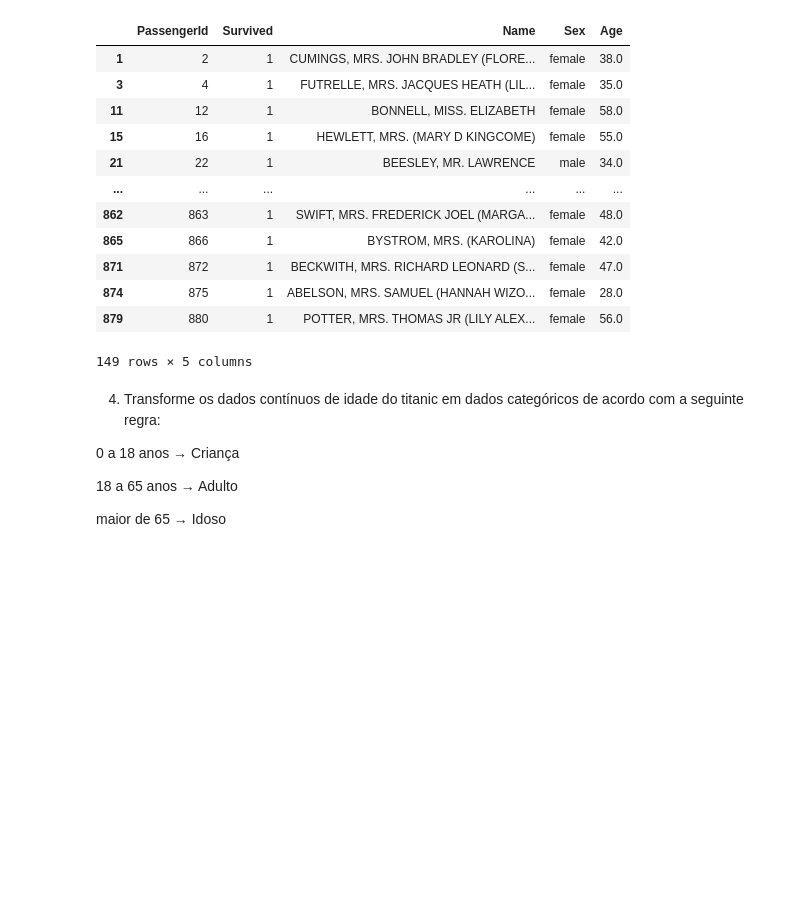
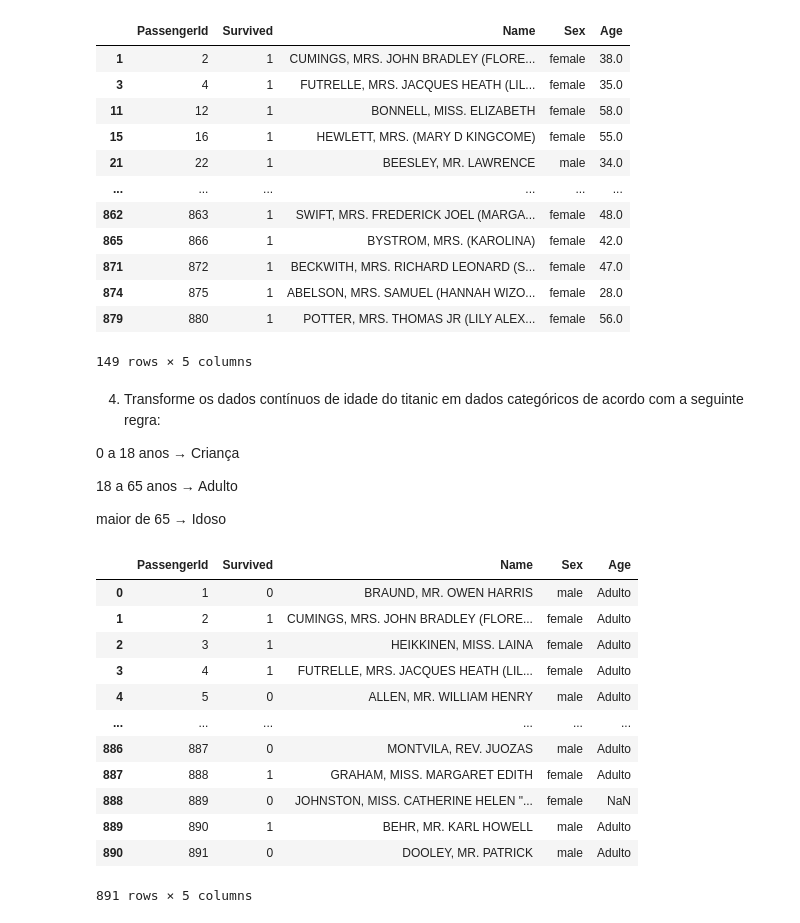
Before and after one commit to VivianeSouza923/MySQL-Pandas-Linux-Git_LAPISCO, a Jupyter notebook: Exercise_Pandas.ipynb, the cells around one changed output. Cells and saved outputs as stored; diff of their text form; code cells hidden in the pictures; blank space fills up the shorter version.

```diff
--- a/Exercise_Pandas.ipynb
+++ b/Exercise_Pandas.ipynb
@@ -352,3 +352,30 @@ Y
 maior de 65 → Idoso
 # %%
 Titanic_for_age = df_titanic.values.tolist()
+# Titanic_for_age
+
+for i, a in enumerate(Titanic_for_age):
+    if a[4] <= 18:
+        Titanic_for_age[i][4] = 'Criança'
+    elif a[4] > 18 and a[4] <= 65:
+        Titanic_for_age[i][4] = 'Adulto'
+    elif a[4] > 65:
+        Titanic_for_age[i][4] = 'Idoso'
+
+
+Titanic_final = pd.DataFrame(Titanic_for_age, columns=['PassengerId','Survived','Name', 'Sex', 'Age'])
+Titanic_final
+# %% [output]
+|  | PassengerId | Survived | Name | Sex | Age |
+| 0 | 1 | 0 | BRAUND, MR. OWEN HARRIS | male | Adulto |
+| 1 | 2 | 1 | CUMINGS, MRS. JOHN BRADLEY (FLORE... | female | Adulto |
+| 2 | 3 | 1 | HEIKKINEN, MISS. LAINA | female | Adulto |
+| 3 | 4 | 1 | FUTRELLE, MRS. JACQUES HEATH (LIL... | female | Adulto |
+| 4 | 5 | 0 | ALLEN, MR. WILLIAM HENRY | male | Adulto |
+| ... | ... | ... | ... | ... | ... |
+| 886 | 887 | 0 | MONTVILA, REV. JUOZAS | male | Adulto |
+| 887 | 888 | 1 | GRAHAM, MISS. MARGARET EDITH | female | Adulto |
+| 888 | 889 | 0 | JOHNSTON, MISS. CATHERINE HELEN "... | female | NaN |
+| 889 | 890 | 1 | BEHR, MR. KARL HOWELL | male | Adulto |
+| 890 | 891 | 0 | DOOLEY, MR. PATRICK | male | Adulto |
+891 rows × 5 columns
```
Also changed, not shown: parts of 2 cells of this notebook.
